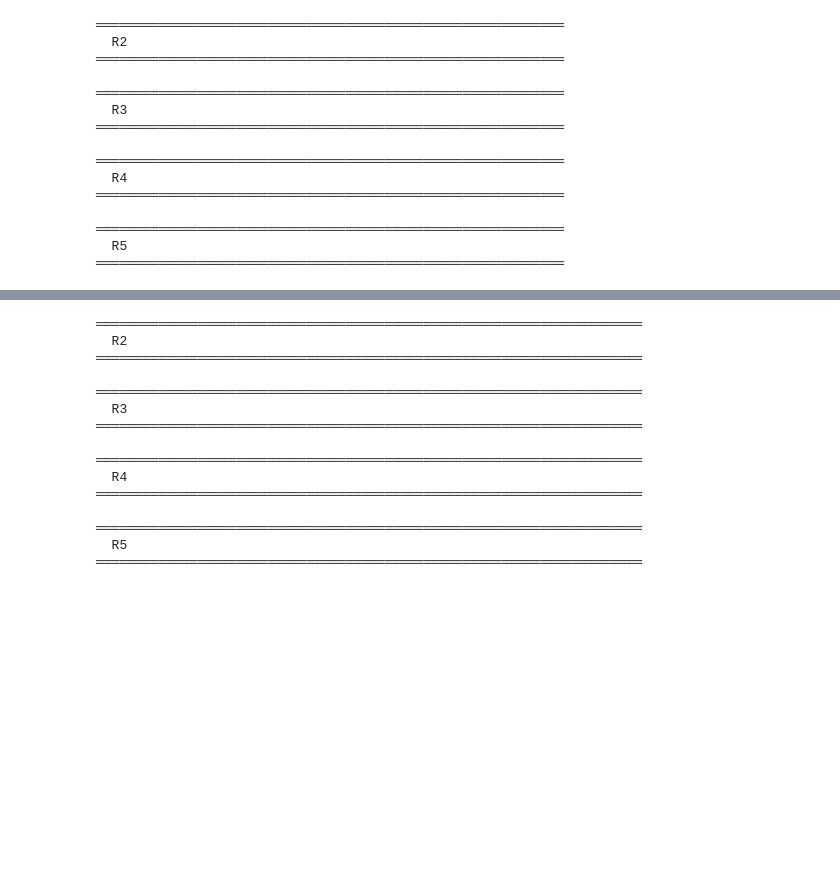
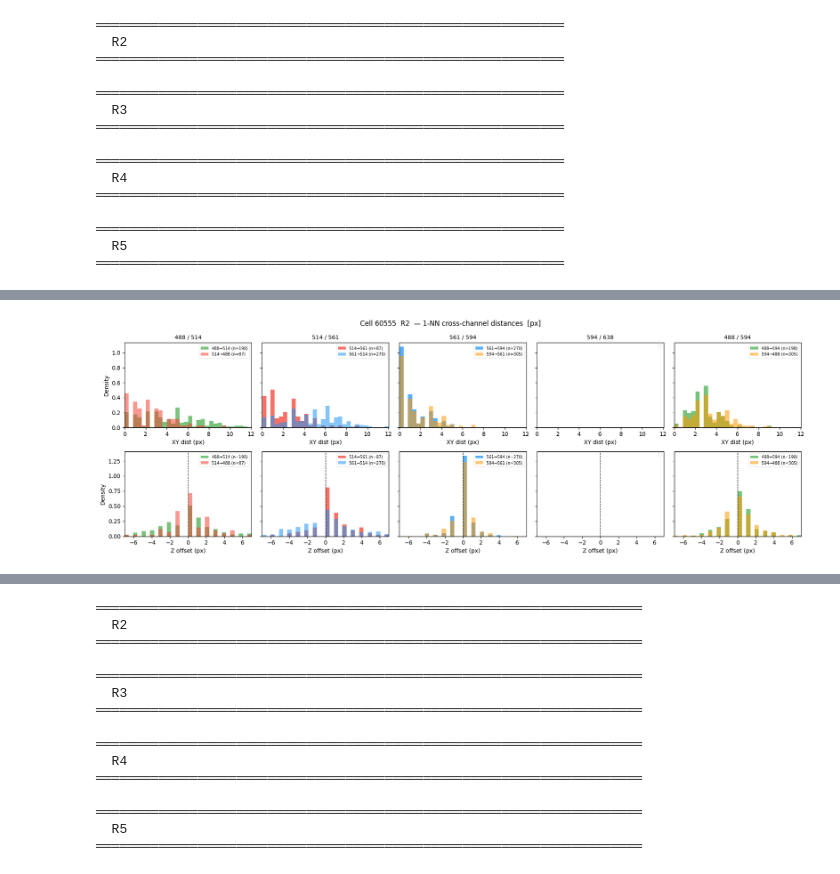
Before and after one commit to AllenNeuralDynamics/hcr-integrated-qc-capsule, a Jupyter notebook: code/single-cell-lav-rose.ipynb, the cells around one changed output, grey strips where cells are left out. Drawn from its saved outputs; the diff is of its cells as text; code cells hidden in the pictures; blank space fills up the shorter version.

```diff
--- a/code/single-cell-lav-rose.ipynb
+++ b/code/single-cell-lav-rose.ipynb
@@ -224,0 +426,89 @@ NameError: name 'mixed_ann' is not defined
+# %%
+from scipy.spatial import KDTree
+
+VOXEL_SIZE = {"z": 1.0, "y": 0.24, "x": 0.24}  # µm/px
+
+def _nn_distances_xy_z(spots_df, ch_a, ch_b, chan_col="chan", voxel_size=None, k=1):
+    """Return (xy_dists, z_dists) for ch_a -> nearest ch_b spot.
+    If voxel_size dict provided, distances are in µm."""
+    src = spots_df[spots_df[chan_col] == ch_a][["x", "y", "z"]].values.astype(float)
+    tgt = spots_df[spots_df[chan_col] == ch_b][["x", "y", "z"]].values.astype(float)
+    if len(src) < 2 or len(tgt) < k:
+        return None, None
+    if voxel_size is not None:
+        scale = np.array([voxel_size["x"], voxel_size["y"], voxel_size["z"]])
+        src = src * scale
+        tgt = tgt * scale
+    tree = KDTree(tgt)
+    dists, idx = tree.query(src, k=k, workers=-1)
+    nn_pts = tgt[idx.ravel()]
+    dxy = np.sqrt((src[:, 0] - nn_pts[:, 0])**2 + (src[:, 1] - nn_pts[:, 1])**2)
+    dz  = src[:, 2] - nn_pts[:, 2]   # signed Z offset
+    return dxy, dz
+
+
+def _plot_nn_grid(spots_df, pairs, chan_colors, cell_id, round_key,
+                  voxel_size=None, chan_col="chan",
+                  xlim_xy=None, xlim_z=None):
+    unit = "µm" if voxel_size is not None else "px"
+    n_pairs = len(pairs)
+    fig, axes = plt.subplots(2, n_pairs, figsize=(3.5 * n_pairs, 6), sharey="row")
+    fig.suptitle(
+        f"Cell {cell_id}  {round_key}  — 1-NN cross-channel distances  [{unit}]",
+        fontsize=12,
+    )
+
+    # collect all data first so we can auto-clamp if not specified
+    all_dxy, all_dz = [], []
+    data = {}
+    for col, (ch_a, ch_b) in enumerate(pairs):
+        for src, tgt in [(ch_a, ch_b), (ch_b, ch_a)]:
+            dxy, dz = _nn_distances_xy_z(spots_df, src, tgt, chan_col=chan_col, voxel_size=voxel_size)
+            data[(col, src, tgt)] = (dxy, dz)
+            if dxy is not None:
+                all_dxy.append(dxy)
+                all_dz.append(dz)
+
+    # auto-clamp at 99th percentile across all pairs for comparability
+    if xlim_xy is None and all_dxy:
+        xlim_xy = (0, float(np.percentile(np.concatenate(all_dxy), 99)))
+    if xlim_z is None and all_dz:
+        p99 = float(np.percentile(np.abs(np.concatenate(all_dz)), 99))
+        xlim_z = (-p99, p99)
+
+    for col, (ch_a, ch_b) in enumerate(pairs):
+        ax_xy = axes[0, col]
+        ax_z  = axes[1, col]
+
+        for (src, tgt), alpha in [((ch_a, ch_b), 0.75), ((ch_b, ch_a), 0.55)]:
+            dxy, dz = data[(col, src, tgt)]
+            if dxy is None:
+                continue
+            color = chan_colors.get(src, "grey")
+            label = f"{src}→{tgt} (n={len(dxy)})"
+            ax_xy.hist(dxy, bins=30, color=color, alpha=alpha, label=label, density=True, range=xlim_xy)
+            ax_z.hist(dz,   bins=30, color=color, alpha=alpha, label=label, density=True, range=xlim_z)
+
+        ax_xy.set_title(f"{ch_a} / {ch_b}", fontsize=10)
+        ax_xy.set_xlabel(f"XY dist ({unit})")
+        ax_xy.set_xlim(xlim_xy)
+        ax_z.set_xlabel(f"Z offset ({unit})")
+        ax_z.set_xlim(xlim_z)
+        ax_z.axvline(0, color="k", lw=0.8, ls="--")
+        if col == 0:
+            ax_xy.set_ylabel("Density")
+            ax_z.set_ylabel("Density")
+        ax_xy.legend(fontsize=7, framealpha=0.4)
+        ax_z.legend(fontsize=7, framealpha=0.4)
+
+    fig.tight_layout()
+    plt.show()
+
+
+# ── pixels ────────────────────────────────────────────────────────────────────
+_plot_nn_grid(m_cell, NN_CHANNELS, CHAN_COLORS, cid, rk, voxel_size=None)
+
+# ── microns  (z=1, y=x=0.24 µm/px) ──────────────────────────────────────────
+_plot_nn_grid(m_cell, NN_CHANNELS, CHAN_COLORS, cid, rk, voxel_size=VOXEL_SIZE)
+# %% [output]
+[figure, added]
```
Also changed, not shown: parts of 23 cells of this notebook, 5 other files.
